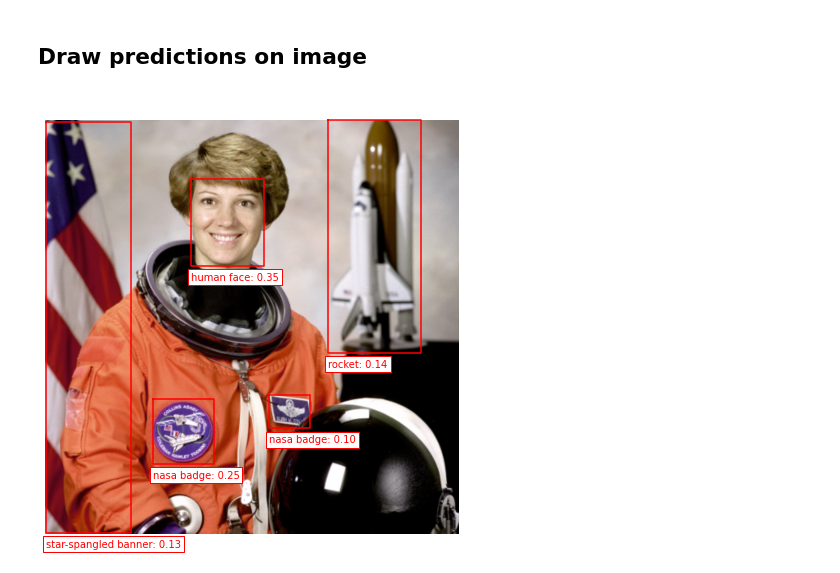
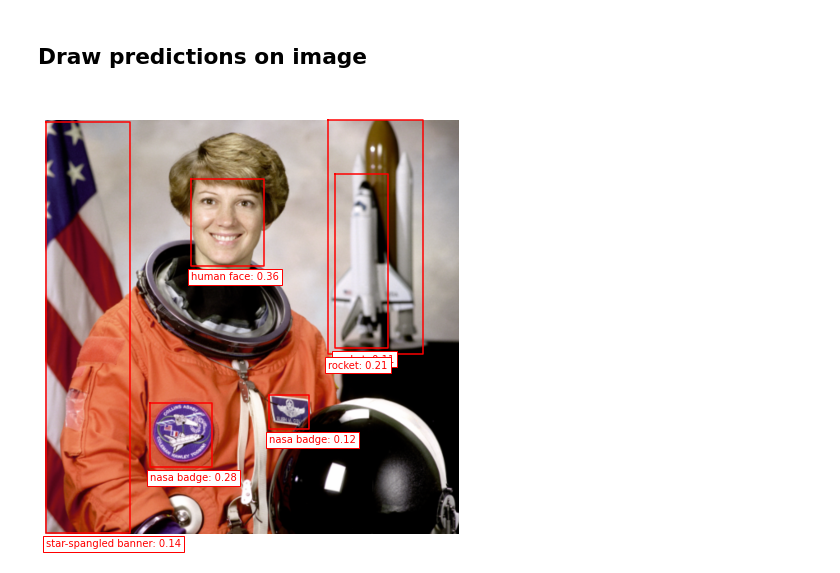
Before and after one commit to alaradirik/Transformer-Tutorials, a Jupyter notebook: OwlViT/Owl-ViT_HF_test_run.ipynb, the cells around one changed output. Saved outputs shown, nothing was run; the diff lists cells and outputs as text; code cells hidden in the pictures.

```diff
--- a/OwlViT/Owl-ViT_HF_test_run.ipynb
+++ b/OwlViT/Owl-ViT_HF_test_run.ipynb
@@ -24,30 +11,18 @@ processor = OwlViTProcessor(feature_extractor=feature_extractor, tokenizer=token
+# %%
+model = OwlViTForObjectDetection.from_pretrained("adirik/owlvit-base-patch32")
+processor = OwlViTProcessor.from_pretrained("adirik/owlvit-base-patch32")
 # %% [markdown]
 ## Prepare image and text queries
 # %%
 img_paths = ['astronaut.png', 'motorcycle_right.png']
-images = []
-
-for p in img_paths:
-    image = Image.open(p)
-    image = mixin.resize(image, image_size)
-    image = np.asarray(image) / 255.0
-
-    image = np.swapaxes(image, 1,2)
-    image = np.swapaxes(image, 0,1)
-    images.append(image)
+images = [Image.open(p) for p in img_paths]
 
 text = [
     ['human face', 'rocket', 'nasa badge', 'star-spangled banner'],
     ["cat", "dog"]
 ]
 
-inputs = processor(
-    text=text,
-    images=images,
-    return_tensors="pt",
-    max_length=16,
-    padding='max_length'
-)
+inputs = processor(text=text, images=images, return_tensors="pt", padding="max_length")
 # %% [markdown]
 ## Get predictions
 # %%
@@ -70,34 +32,47 @@ boxes = outputs["pred_boxes"][0].detach().numpy()
 # %%
+from matplotlib import pyplot as plt
+from transformers.image_utils import ImageFeatureExtractionMixin
+mixin = ImageFeatureExtractionMixin()
+
+
 # Load example image
-IMAGE_MEAN = np.array([0.48145466, 0.4578275, 0.40821073])
-IMAGE_STD = np.array([0.26862954, 0.26130258, 0.27577711])
-
 image = Image.open("astronaut.png")
 image = mixin.resize(image, 768)
 input_image = np.asarray(image).astype(np.float32) / 255.0
+input_text = text[0]
 # %%
+# Get scores and boxes
+score_threshold = 0.1
+pred_logits = outputs["logits"][0].detach().numpy()
+logits = pred_logits[..., :len(input_text)]  # Remove padding.
+scores = 1 / (1 + np.exp(-1 * np.max(logits, axis=-1)))
+
+labels = np.argmax(pred_logits, axis=-1)
+boxes = outputs["pred_boxes"][0].detach().numpy()
+
+# Plot predictions
 fig, ax = plt.subplots(1, 1, figsize=(8, 8))
 ax.imshow(input_image, extent=(0, 1, 1, 0))
 ax.set_axis_off()
 
 for score, box, label in zip(scores, boxes, labels):
   if score < score_threshold:
     continue
 
   cx, cy, w, h = box
   ax.plot([cx - w / 2, cx + w / 2, cx + w / 2, cx - w / 2, cx - w / 2],
           [cy - h / 2, cy - h / 2, cy + h / 2, cy + h / 2, cy - h / 2], "r")
   ax.text(
       cx - w / 2,
       cy + h / 2 + 0.015,
-      f'{text_queries[label]}: {score:1.2f}',
+      f'{input_text[label]}: {score:1.2f}',
       ha="left",
       va="top",
       color="red",
       bbox={
           "facecolor": "white",
           "edgecolor": "red",
           "boxstyle": "square,pad=.3"
       })
 # %% [output]
-[figure, old version]
+[figure, new version]
```
Also changed, not shown: parts of 4 cells of this notebook, 2 other files.
